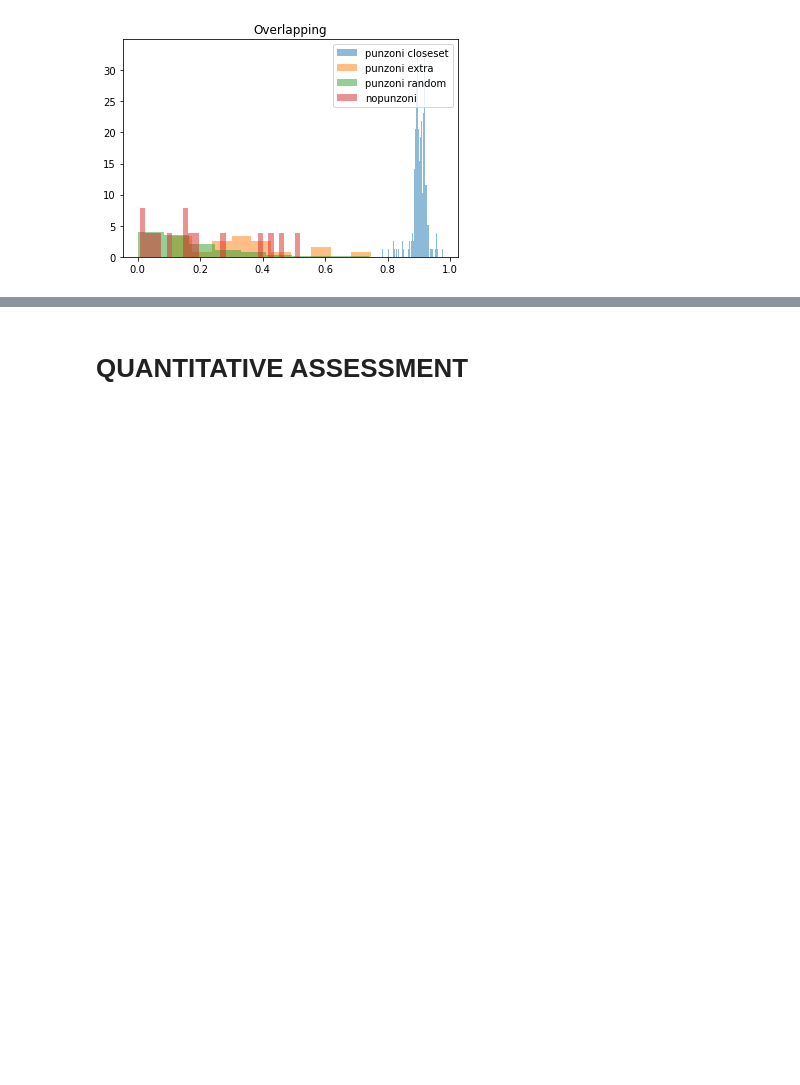
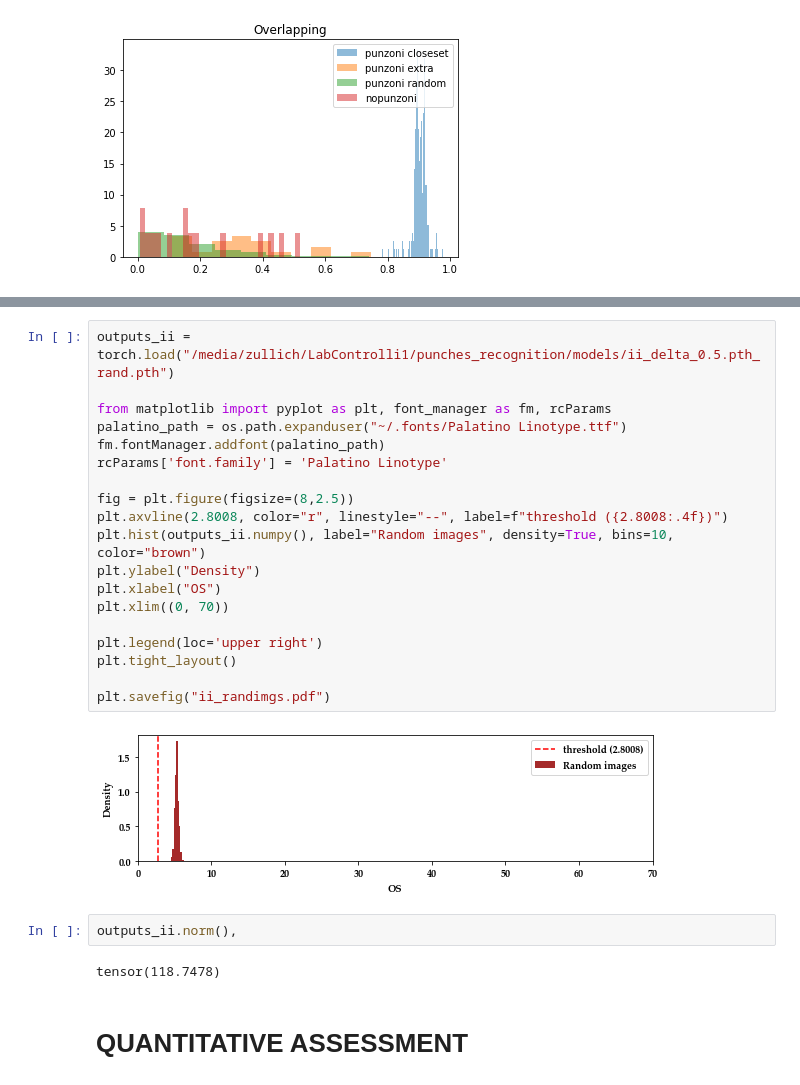
Before and after one commit to marcozullich/OpenGAN, a Jupyter notebook: demo_CrossDatasetOpenSet_training.ipynb, the cells around one changed output, grey strips where cells are left out. Drawn from its saved outputs; the diff is of its cells as text; blank space fills up the shorter version.

```diff
--- a/demo_CrossDatasetOpenSet_training.ipynb
+++ b/demo_CrossDatasetOpenSet_training.ipynb
@@ -771,3 +807,28 @@ plt.show()
+# %%
+outputs_ii = torch.load("/media/zullich/LabControlli1/punches_recognition/models/ii_delta_0.5.pth_rand.pth")
+
+from matplotlib import pyplot as plt, font_manager as fm, rcParams
+palatino_path = os.path.expanduser("~/.fonts/Palatino Linotype.ttf")
+fm.fontManager.addfont(palatino_path)
+rcParams['font.family'] = 'Palatino Linotype'
+
+fig = plt.figure(figsize=(8,2.5))
+plt.axvline(2.8008, color="r", linestyle="--", label=f"threshold ({2.8008:.4f})")
+plt.hist(outputs_ii.numpy(), label="Random images", density=True, bins=10, color="brown")
+plt.ylabel("Density")
+plt.xlabel("OS")
+plt.xlim((0, 70))
+
+plt.legend(loc='upper right')
+plt.tight_layout()
+
+plt.savefig("ii_randimgs.pdf")
+# %% [output]
+[figure, added]
+# %%
+outputs_ii.norm(),
+# %% [output]
+tensor(118.7478)
 # %% [markdown]
 # QUANTITATIVE ASSESSMENT
 # %%
```
Also changed, not shown: parts of 24 cells of this notebook.
